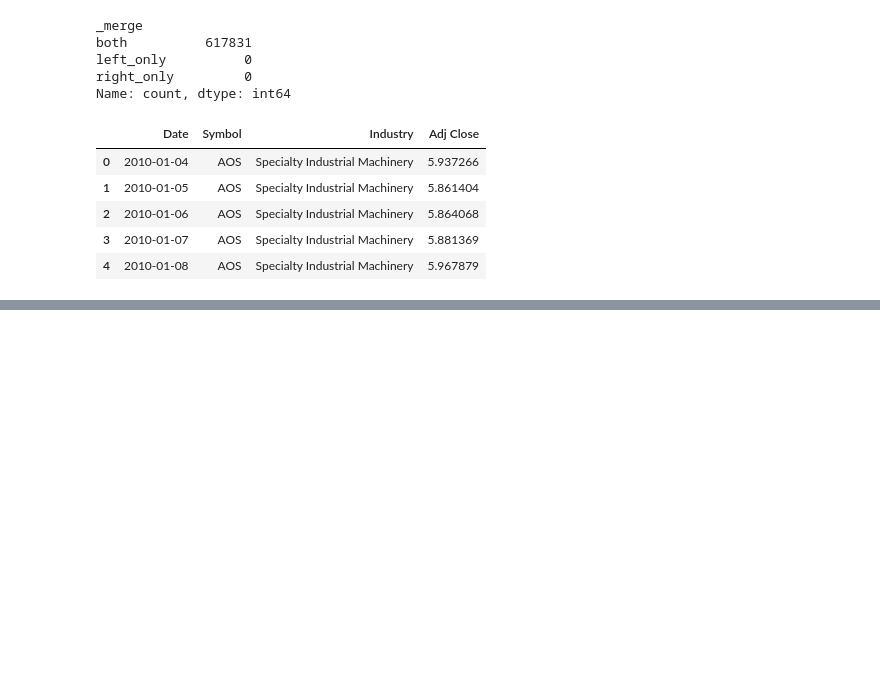
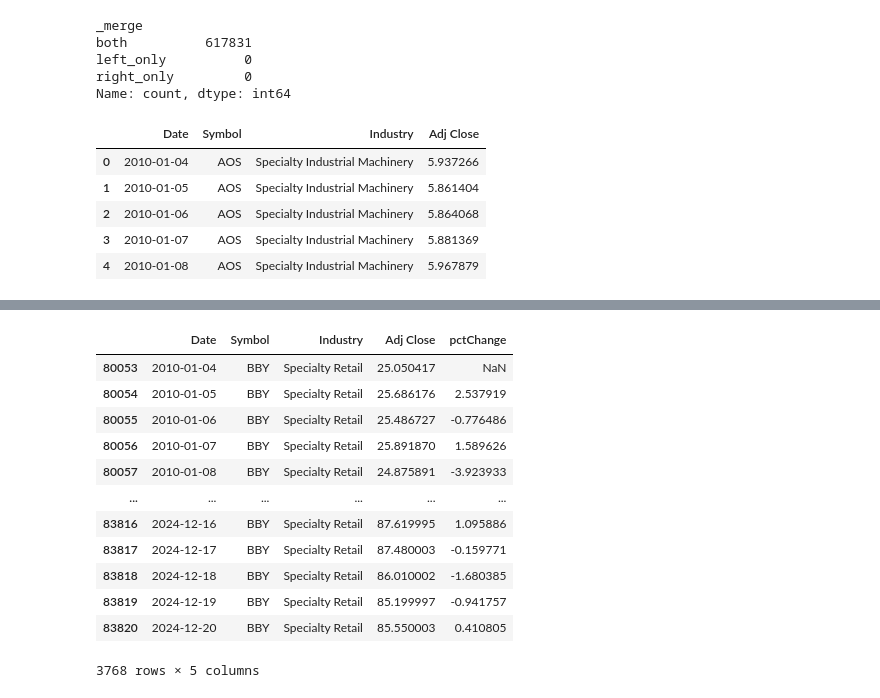
Before and after one commit to wbrannock/stocksdata, a Jupyter notebook: data_creation.ipynb, the cells around one changed output, grey strips where cells are left out. Saved outputs shown, nothing was run; the diff lists cells and outputs as text; code cells hidden in the pictures; blank space fills up the shorter version.

```diff
--- a/data_creation.ipynb
+++ b/data_creation.ipynb
@@ -118,0 +157,2 @@ symbols = set(df['Symbol'].values)
+# %%
+df['pctChange'] = df.groupby('Symbol')['Adj Close'].pct_change() * 100
@@ -118,0 +168,16 @@ symbols = set(df['Symbol'].values)
+# %%
+df.loc[df['Symbol'] == 'BBY']
+# %% [output]
+|  | Date | Symbol | Industry | Adj Close | pctChange |
+| 80053 | 2010-01-04 | BBY | Specialty Retail | 25.050417 | NaN |
+| 80054 | 2010-01-05 | BBY | Specialty Retail | 25.686176 | 2.537919 |
+| 80055 | 2010-01-06 | BBY | Specialty Retail | 25.486727 | -0.776486 |
+| 80056 | 2010-01-07 | BBY | Specialty Retail | 25.891870 | 1.589626 |
+| 80057 | 2010-01-08 | BBY | Specialty Retail | 24.875891 | -3.923933 |
+| ... | ... | ... | ... | ... | ... |
+| 83816 | 2024-12-16 | BBY | Specialty Retail | 87.619995 | 1.095886 |
+| 83817 | 2024-12-17 | BBY | Specialty Retail | 87.480003 | -0.159771 |
+| 83818 | 2024-12-18 | BBY | Specialty Retail | 86.010002 | -1.680385 |
+| 83819 | 2024-12-19 | BBY | Specialty Retail | 85.199997 | -0.941757 |
+| 83820 | 2024-12-20 | BBY | Specialty Retail | 85.550003 | 0.410805 |
+3768 rows × 5 columns
```
Also changed, not shown: parts of 3 cells of this notebook.
